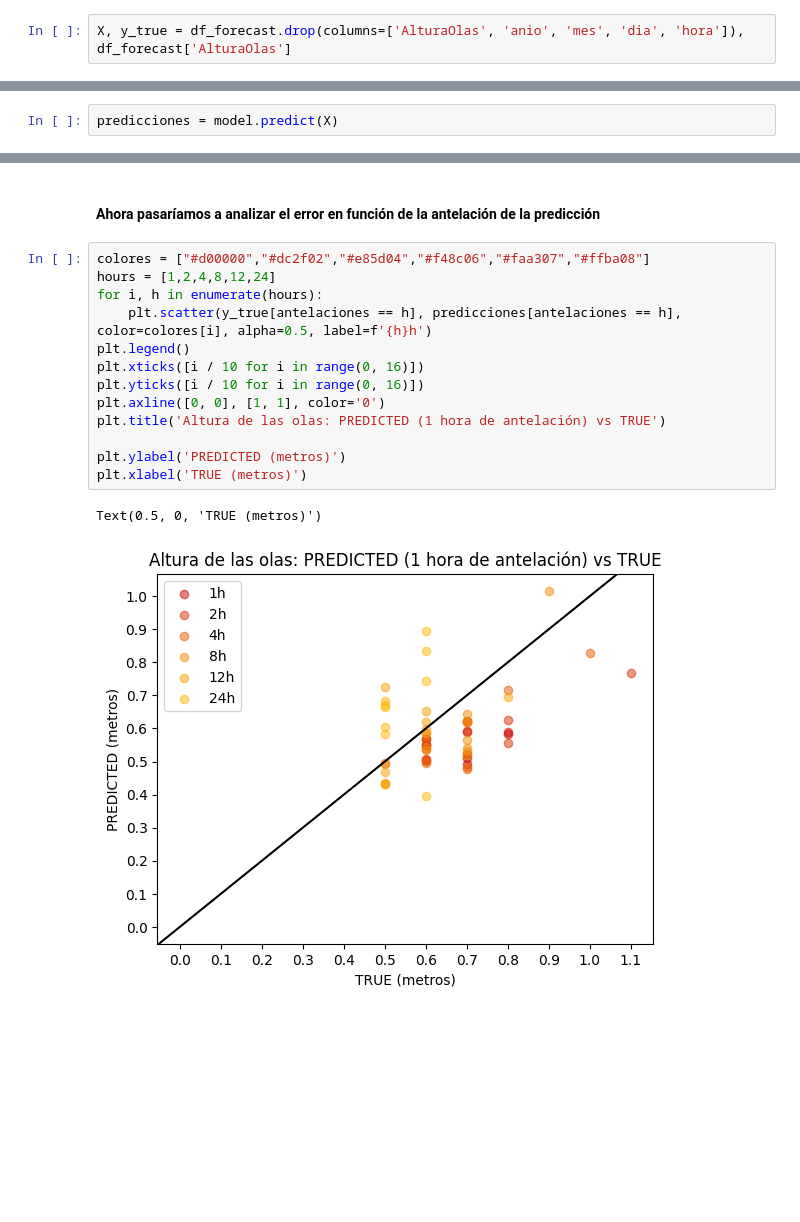
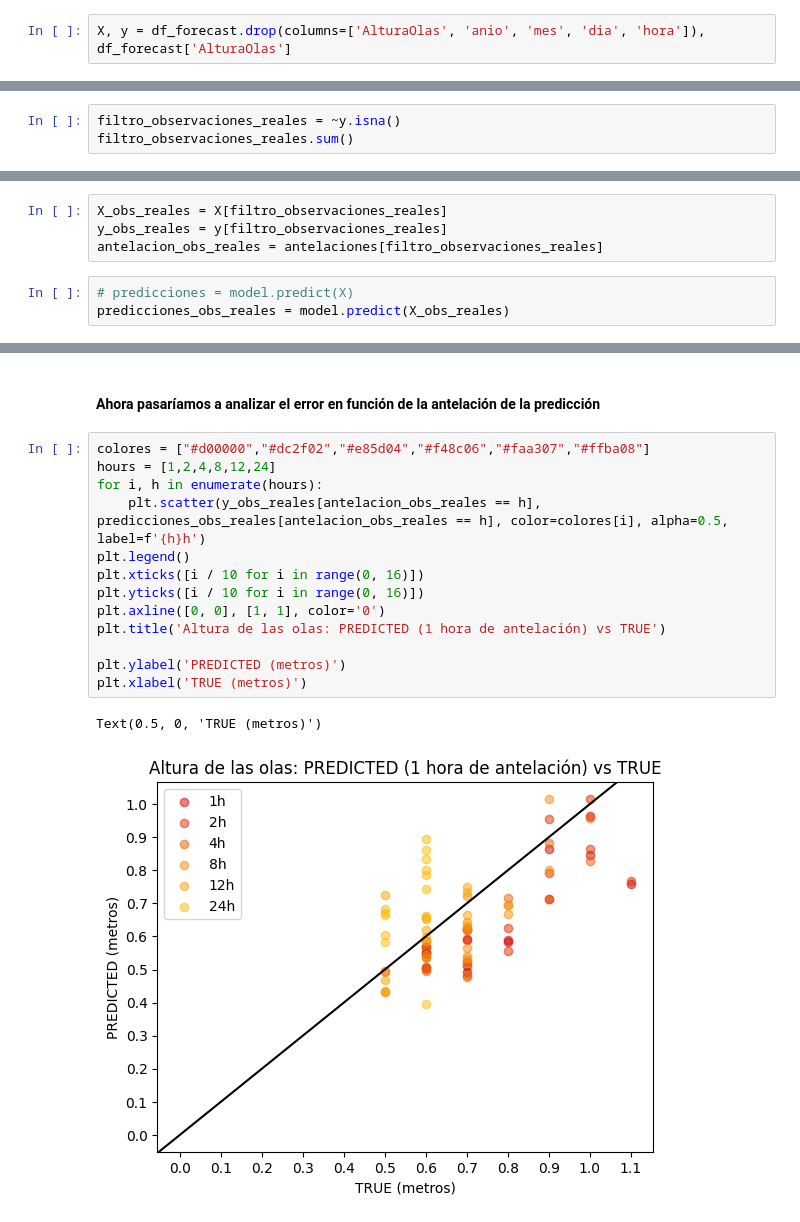
Before and after one commit to MarioBaldocchi/PD, a Jupyter notebook: forecasts/evaluacion.ipynb, the cells around one changed output, grey strips where cells are left out. Saved outputs shown, nothing was run; the diff lists cells and outputs as text; blank space fills up the shorter version.

Commit message:
Evaluación sólo con obervaciones recogidas y cambiada la ruta para ejecutar forecasts_clean_data.py .

```diff
--- a/forecasts/evaluacion.ipynb
+++ b/forecasts/evaluacion.ipynb
@@ -31,7 +65,7 @@ df_forecast = df_forecast[df_observ.columns]
 # %% [markdown]
 #### Separamos en explicativas y respuesta
 # %%
-X, y_true = df_forecast.drop(columns=['AlturaOlas', 'anio', 'mes', 'dia', 'hora']), df_forecast['AlturaOlas']
+X, y = df_forecast.drop(columns=['AlturaOlas', 'anio', 'mes', 'dia', 'hora']), df_forecast['AlturaOlas']
 # %% [markdown]
 #### Cargamos el modelo definitivo
 # %%
@@ -50,0 +81,3 @@ RandomForestRegressor(max_depth=28, min_samples_leaf=4, min_samples_split=4,
+# %%
+filtro_observaciones_reales = ~y.isna()
+filtro_observaciones_reales.sum()
@@ -51,3 +92,8 @@ RandomForestRegressor(max_depth=28, min_samples_leaf=4, min_samples_split=4,
+# %%
+X_obs_reales = X[filtro_observaciones_reales]
+y_obs_reales = y[filtro_observaciones_reales]
+antelacion_obs_reales = antelaciones[filtro_observaciones_reales]
 # %%
-predicciones = model.predict(X)
+# predicciones = model.predict(X)
+predicciones_obs_reales = model.predict(X_obs_reales)
 # %%
@@ -74,16 +121,16 @@ Text(0.5, 0, 'TRUE (metros)')
 # %%
 colores = ["#d00000","#dc2f02","#e85d04","#f48c06","#faa307","#ffba08"]
 hours = [1,2,4,8,12,24]
 for i, h in enumerate(hours):
-    plt.scatter(y_true[antelaciones == h], predicciones[antelaciones == h], color=colores[i], alpha=0.5, label=f'{h}h')
+    plt.scatter(y_obs_reales[antelacion_obs_reales == h], predicciones_obs_reales[antelacion_obs_reales == h], color=colores[i], alpha=0.5, label=f'{h}h')
 plt.legend()
 plt.xticks([i / 10 for i in range(0, 16)])
 plt.yticks([i / 10 for i in range(0, 16)])
 plt.axline([0, 0], [1, 1], color='0')
 plt.title('Altura de las olas: PREDICTED (1 hora de antelación) vs TRUE')
 
 plt.ylabel('PREDICTED (metros)')
 plt.xlabel('TRUE (metros)')
 # %% [output]
 Text(0.5, 0, 'TRUE (metros)')
-[figure, old version]
+[figure, new version]
```
Also changed, not shown: parts of 13 cells of this notebook, 1 other file.
